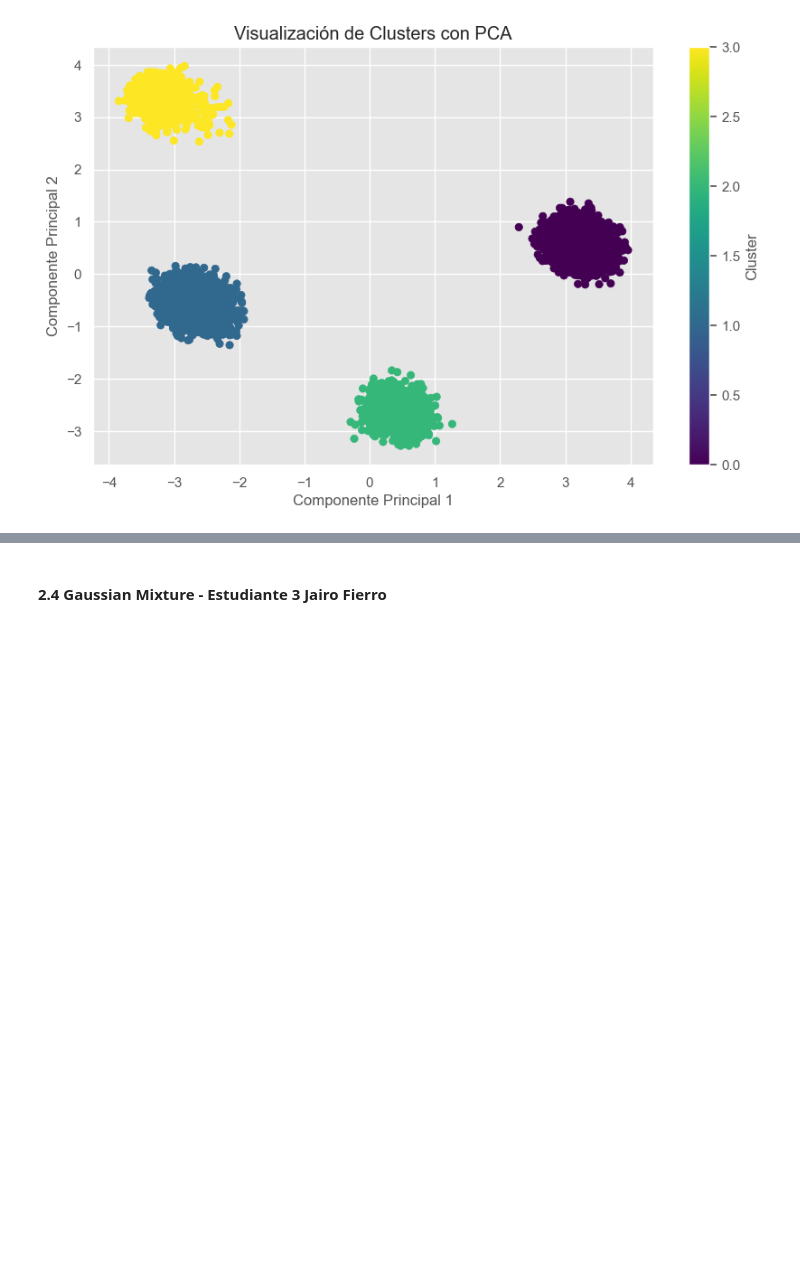
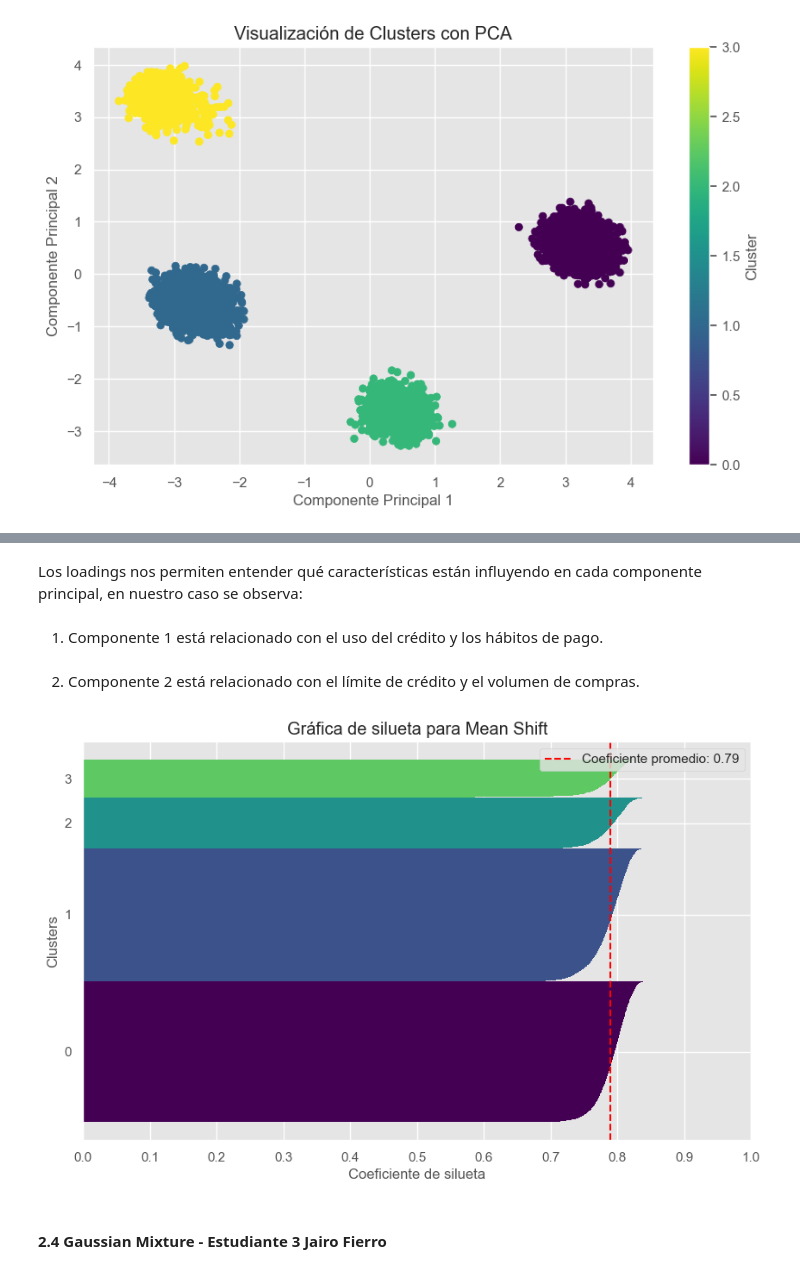
Before and after one commit to iStork1/Laboratorio-2-BI, a Jupyter notebook: Laboratorio2.ipynb, the cells around one changed output, grey strips where cells are left out. Cells and saved outputs as stored; diff of their text form; code cells hidden in the pictures; blank space fills up the shorter version.

Commit message:
Terminado Mean-Shift

```diff
--- a/Laboratorio2.ipynb
+++ b/Laboratorio2.ipynb
@@ -571,3 +680,51 @@ plt.show()
+# %% [markdown]
+Los loadings nos permiten entender qué características están influyendo en cada componente principal, en nuestro caso se observa:
+# %% [markdown]
+1. Componente 1 está relacionado con el uso del crédito y los hábitos de pago.
+# %% [markdown]
+2. Componente 2 está relacionado con el límite de crédito y el volumen de compras.
+# %%
+from sklearn.metrics import silhouette_samples
+import matplotlib.pyplot as plt
+import numpy as np
+from matplotlib import cm
+
+def plot_silhouette(data, labels, ylabel='Clusters', xlabel='Coeficiente de silueta', title='Gráfica de silueta para Mean Shift'):
+
+    cluster_labels = np.unique(labels)
+    n_clusters = len(cluster_labels)
+    silhouette_vals = silhouette_samples(data, labels, metric='euclidean')
+    plt.figure(figsize=(10, 6))
+    y_ax_lower, y_ax_upper = 0, 0
+    yticks = []
+
+    for i, c in enumerate(cluster_labels):
+        c_silhouette_vals = silhouette_vals[labels == c]
+        c_silhouette_vals.sort()
+        y_ax_upper += len(c_silhouette_vals)
+        color = cm.viridis(float(i) / n_clusters)
+        plt.barh(range(y_ax_lower, y_ax_upper),
+                 c_silhouette_vals,
+                 height=1.0,
+                 edgecolor='none',
+                 color=color)r
+        yticks.append((y_ax_lower + y_ax_upper) / 2.)
+        y_ax_lower += len(c_silhouette_vals)
+
+    silhouette_avg = np.mean(silhouette_vals)
+
+    plt.axvline(silhouette_avg, color="red", linestyle="--", label=f'Coeficiente promedio: {silhouette_avg:.2f}')
+    plt.yticks(yticks, cluster_labels)
+    plt.ylabel(ylabel)
+    plt.xlabel(xlabel)
+    plt.title(title)
+    plt.xticks(np.arange(0, 1.1, 0.1))
+    plt.legend(loc='upper right')
+    plt.show()
+
+plot_silhouette(X_scaled, df_mean_shift["Cluster"])
+# %% [output]
+[figure, added]
 # %% [markdown]
 #### 2.4 Gaussian Mixture - Estudiante 3 Jairo Fierro
 # %% [markdown]
```
Also changed, not shown: parts of 37 cells of this notebook.
